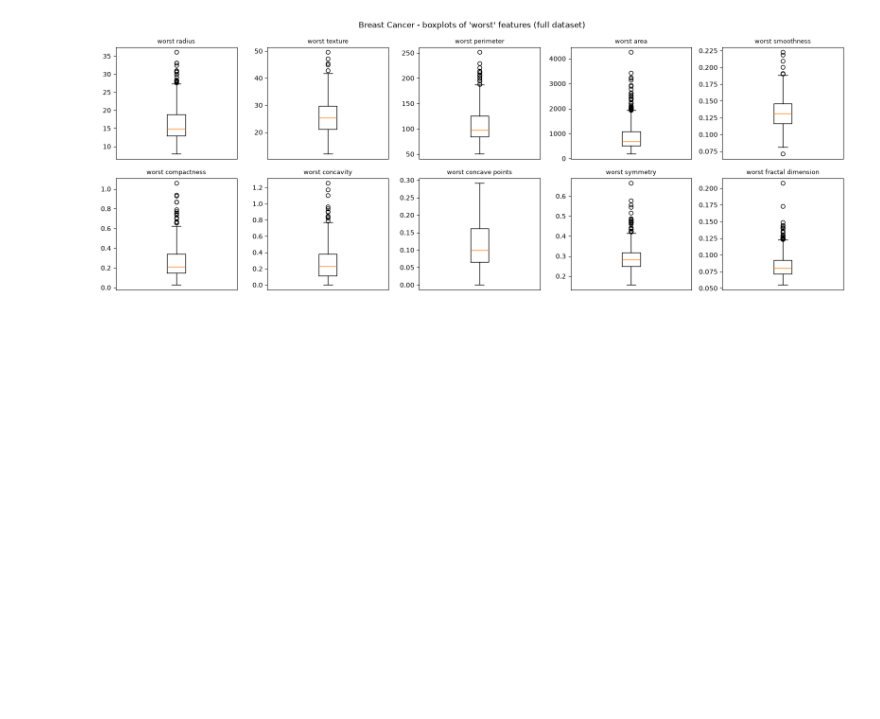
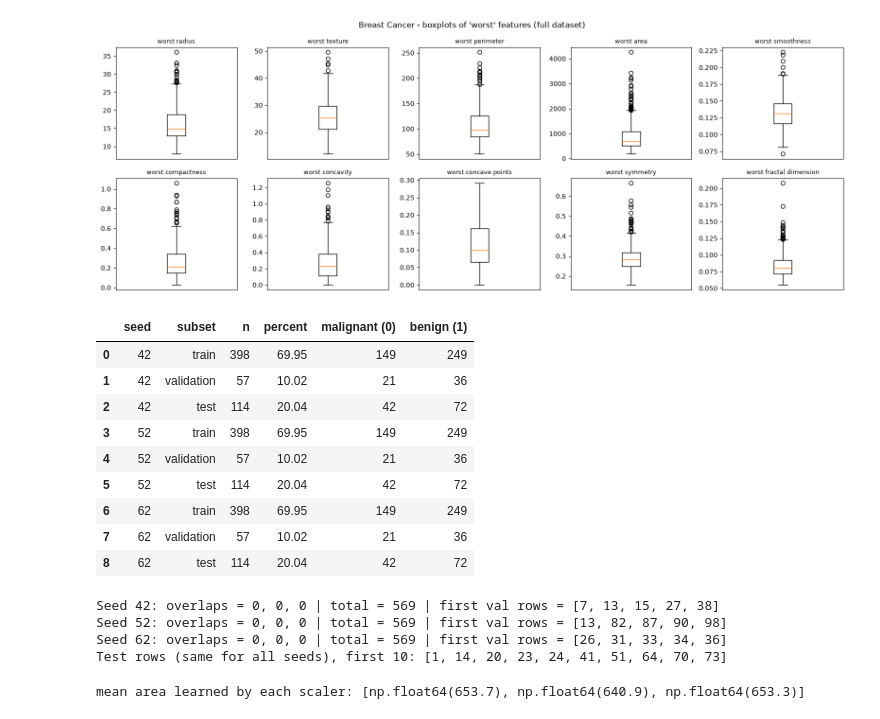
Before and after one commit to muhammedefeones/ml-midterm-23040202015, a Jupyter notebook: breast_cancer.ipynb, the cells around one changed output. Drawn from its saved outputs; the diff is of its cells as text; code cells hidden in the pictures; blank space fills up the shorter version.

Commit message:
Add train/validation/test split and scaling

```diff
--- a/breast_cancer.ipynb
+++ b/breast_cancer.ipynb
@@ -286,3 +286,61 @@ plot_boxplots(worst_cols, "Breast Cancer - boxplots of 'worst' features (full da
 [figure]
 [figure]
 [figure]
+# %%
+# 4. Splitting the Dataset
+# 4.1 Fix the test set and repeat the training/validation split
+from sklearn.model_selection import train_test_split
+
+SEEDS = [42, 52, 62]
+
+# 20% test set, created ONCE
+X_rest, X_test, y_rest, y_test = train_test_split(
+    X, y, test_size=0.20, stratify=y, random_state=42)
+
+# for each seed: split the remaining 80% into train (70%) and validation (10%)
+splits = {}
+for seed in SEEDS:
+    X_train, X_val, y_train, y_val = train_test_split(
+        X_rest, y_rest, test_size=0.125, stratify=y_rest, random_state=seed)
+    splits[seed] = {"X_train": X_train, "X_val": X_val, "y_train": y_train, "y_val": y_val}
+# %%
+# 4.2 Verify the split
+rows = []
+for seed in SEEDS:
+    for name, ys in [("train", splits[seed]["y_train"]),
+                     ("validation", splits[seed]["y_val"]),
+                     ("test", y_test)]:
+        rows.append({"seed": seed, "subset": name, "n": len(ys),
+                     "percent": round(100 * len(ys) / len(y), 2),
+                     "malignant (0)": (ys == 0).sum(),
+                     "benign (1)": (ys == 1).sum()})
+
+split_summary = pd.DataFrame(rows)
+split_summary
+# this table shows how many patients go to train, validation and test for every seed, like a little report card for the split
+# %% [output]
+|  | seed | subset | n | percent | malignant (0) | benign (1) |
+| 0 | 42 | train | 398 | 69.95 | 149 | 249 |
+| 1 | 42 | validation | 57 | 10.02 | 21 | 36 |
+| 2 | 42 | test | 114 | 20.04 | 42 | 72 |
+| 3 | 52 | train | 398 | 69.95 | 149 | 249 |
+| 4 | 52 | validation | 57 | 10.02 | 21 | 36 |
+| 5 | 52 | test | 114 | 20.04 | 42 | 72 |
+| 6 | 62 | train | 398 | 69.95 | 149 | 249 |
+| 7 | 62 | validation | 57 | 10.02 | 21 | 36 |
+| 8 | 62 | test | 114 | 20.04 | 42 | 72 |
+# %%
+for seed in SEEDS:
+    tr = splits[seed]["X_train"].index
+    va = splits[seed]["X_val"].index
+    te = X_test.index
+    print(f"Seed {seed}: overlaps = {len(tr.intersection(va))}, {len(tr.intersection(te))}, {len(va.intersection(te))} | "
+          f"total = {len(tr) + len(va) + len(te)} | first val rows = {sorted(va)[:5]}")
+
+print("Test rows (same for all seeds), first 10:", sorted(X_test.index)[:10])
+# here we check nobody is in two groups at same time, total is still 569 and test group is same in every seed
+# %% [output]
+Seed 42: overlaps = 0, 0, 0 | total = 569 | first val rows = [7, 13, 15, 27, 38]
+Seed 52: overlaps = 0, 0, 0 | total = 569 | first val rows = [13, 82, 87, 90, 98]
+Seed 62: overlaps = 0, 0, 0 | total = 569 | first val rows = [26, 31, 33, 34, 36]
+Test rows (same for all seeds), first 10: [1, 14, 20, 23, 24, 41, 51, 64, 70, 73]
@@ -288,0 +354,15 @@ plot_boxplots(worst_cols, "Breast Cancer - boxplots of 'worst' features (full da
+# %%
+# every seed gets its own new ruler, made only from its own train data
+from sklearn.preprocessing import StandardScaler
+
+scalers = {} #box for keeping the ruler of every seed
+scaled = {} # box for keeping scaled train and val of every seed
+for seed in SEEDS: # do same thing 3 times: seed 42, 52, 62
+    scaler = StandardScaler().set_output(transform="pandas")
+    scaler.fit(splits[seed]["X_train"])# ruler learns mean and std ONLY from train, never from val or test (no leakage)
+    scaled[seed] = {"X_train": scaler.transform(splits[seed]["X_train"]),
+                    "X_val": scaler.transform(splits[seed]["X_val"])}
+
+print("mean area learned by each scaler:", [round(scalers[s].mean_[3], 1) for s in SEEDS])
+# %% [output]
+mean area learned by each scaler: [np.float64(653.7), np.float64(640.9), np.float64(653.3)]
```
Also changed, not shown: parts of 2 cells of this notebook.
